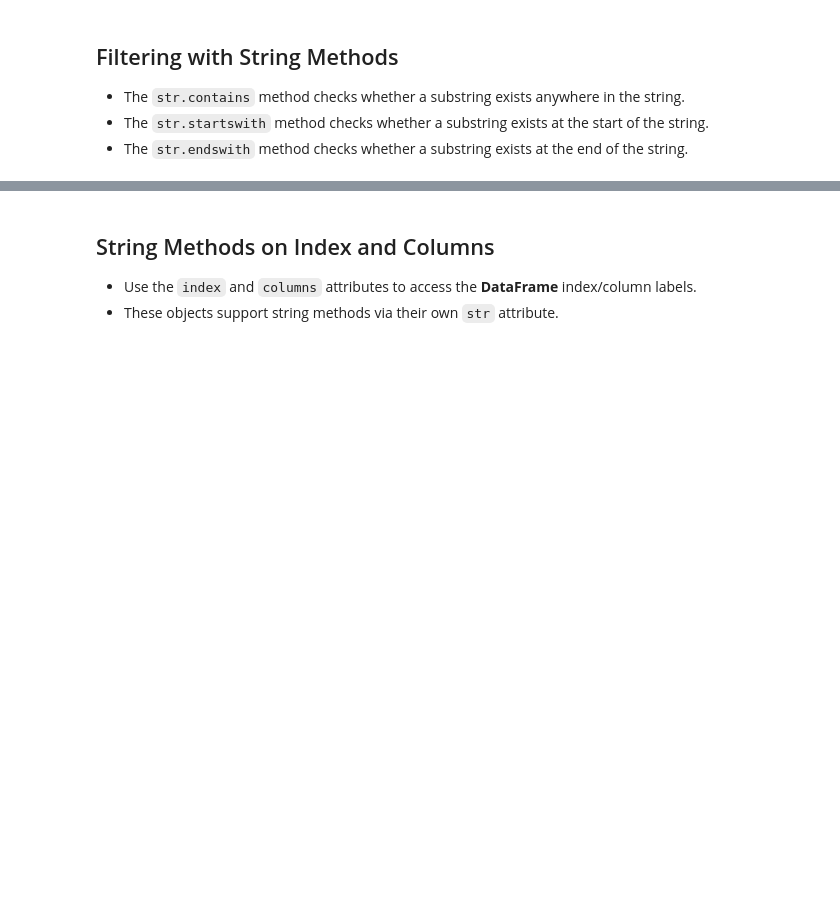
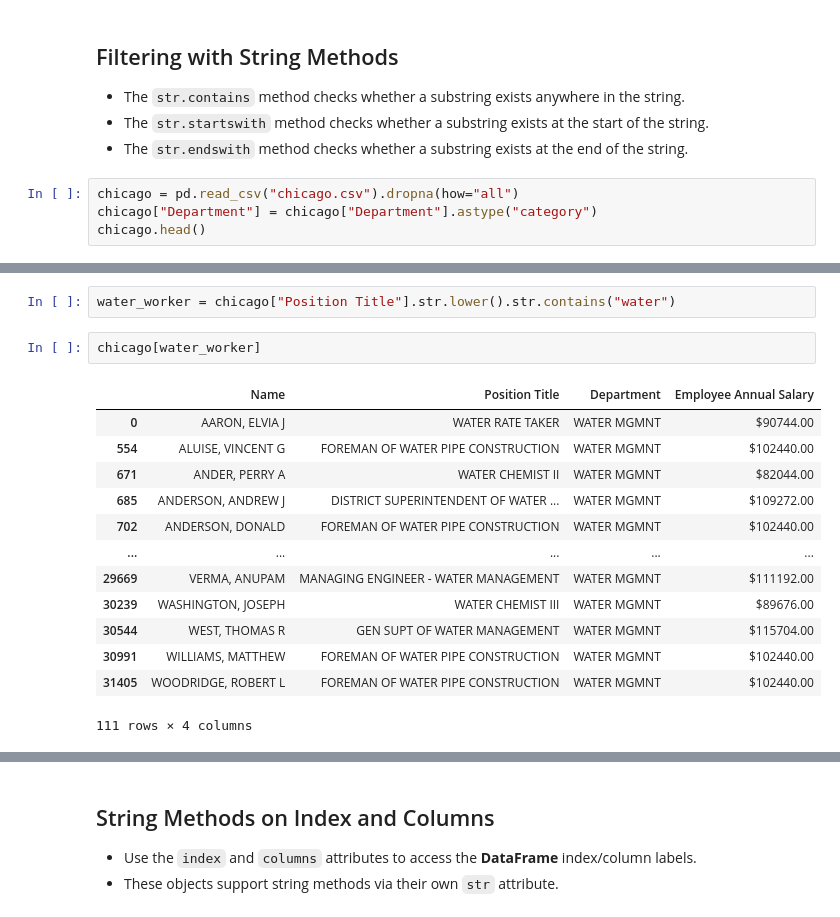
Before and after one commit to bocongamco/jupyter_learning, a Jupyter notebook: 07 - Working with Text Data.ipynb, the cells around one changed output, grey strips where cells are left out. Saved outputs shown, nothing was run; the diff lists cells and outputs as text; blank space fills up the shorter version.

Commit message:
Filtering data
learn how to mod data, filtering data both in cells, index, and columns

```diff
--- a/07 - Working with Text Data.ipynb
+++ b/07 - Working with Text Data.ipynb
@@ -110,3 +110,7 @@ Name: Department, Length: 32063, dtype: object
 - The `str.contains` method checks whether a substring exists anywhere in the string.
 - The `str.startswith` method checks whether a substring exists at the start of the string.
 - The `str.endswith` method checks whether a substring exists at the end of the string.
+# %%
+chicago = pd.read_csv("chicago.csv").dropna(how="all")
+chicago["Department"] = chicago["Department"].astype("category")
+chicago.head()
@@ -112,0 +124,18 @@ Name: Department, Length: 32063, dtype: object
+# %%
+water_worker = chicago["Position Title"].str.lower().str.contains("water")
+# %%
+chicago[water_worker]
+# %% [output]
+|  | Name | Position Title | Department | Employee Annual Salary |
+| 0 | AARON, ELVIA J | WATER RATE TAKER | WATER MGMNT | $90744.00 |
+| 554 | ALUISE, VINCENT G | FOREMAN OF WATER PIPE CONSTRUCTION | WATER MGMNT | $102440.00 |
+| 671 | ANDER, PERRY A | WATER CHEMIST II | WATER MGMNT | $82044.00 |
+| 685 | ANDERSON, ANDREW J | DISTRICT SUPERINTENDENT OF WATER ... | WATER MGMNT | $109272.00 |
+| 702 | ANDERSON, DONALD | FOREMAN OF WATER PIPE CONSTRUCTION | WATER MGMNT | $102440.00 |
+| ... | ... | ... | ... | ... |
+| 29669 | VERMA, ANUPAM | MANAGING ENGINEER - WATER MANAGEMENT | WATER MGMNT | $111192.00 |
+| 30239 | WASHINGTON, JOSEPH | WATER CHEMIST III | WATER MGMNT | $89676.00 |
+| 30544 | WEST, THOMAS R | GEN SUPT OF WATER MANAGEMENT | WATER MGMNT | $115704.00 |
+| 30991 | WILLIAMS, MATTHEW | FOREMAN OF WATER PIPE CONSTRUCTION | WATER MGMNT | $102440.00 |
+| 31405 | WOODRIDGE, ROBERT L | FOREMAN OF WATER PIPE CONSTRUCTION | WATER MGMNT | $102440.00 |
+111 rows × 4 columns
```
Also changed, not shown: parts of 5 cells of this notebook.
